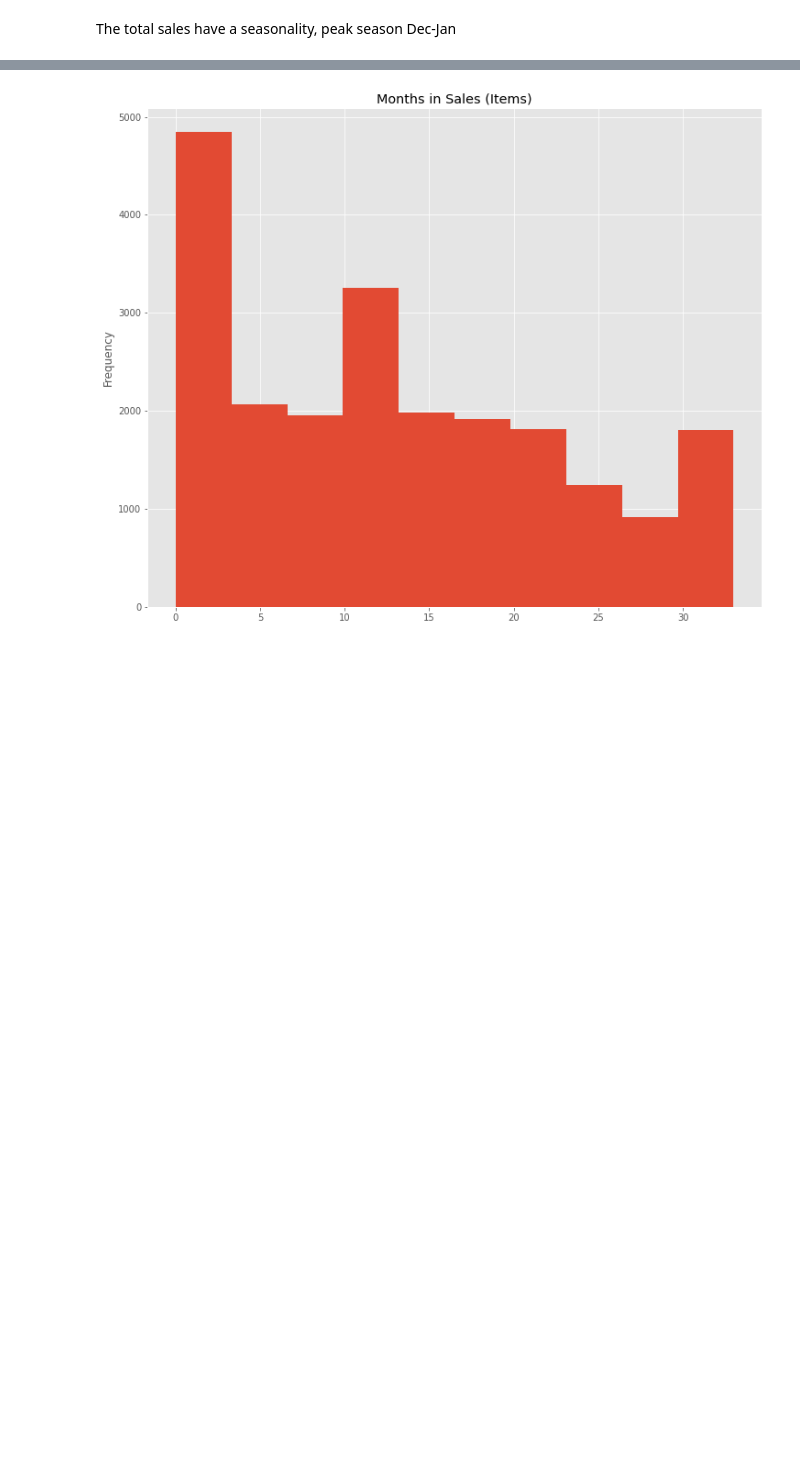
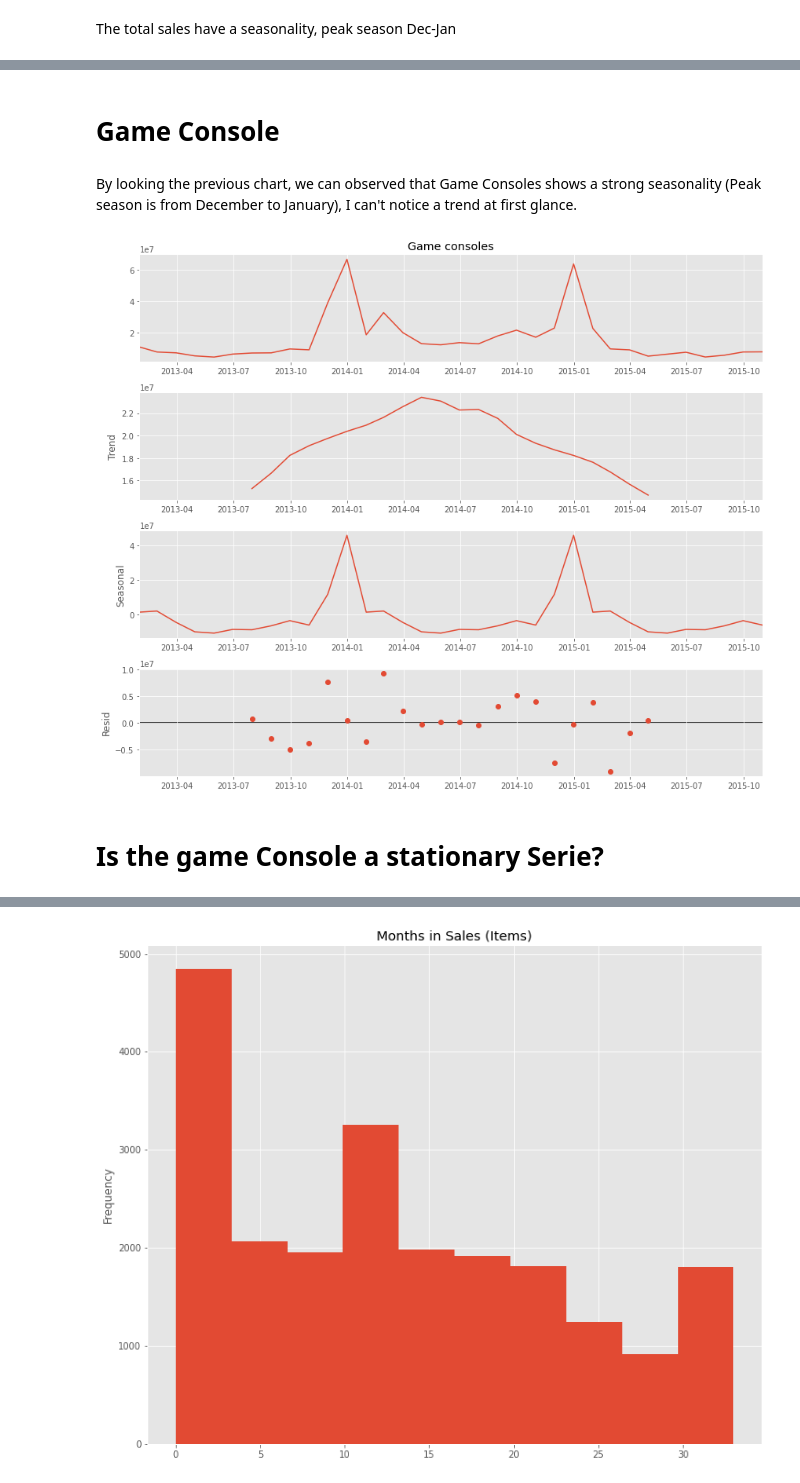
Before and after one commit to jquesada92/Kaggle_Times_Series_Competition, a Jupyter notebook: times_series_competition.ipynb, the cells around one changed output, grey strips where cells are left out. Drawn from its saved outputs; the diff is of its cells as text; code cells hidden in the pictures; blank space fills up the shorter version.

```diff
--- a/times_series_competition.ipynb
+++ b/times_series_competition.ipynb
@@ -224,0 +264,15 @@ The total sales have a seasonality, peak season Dec-Jan
+# %% [markdown]
+# Game Console
+# %% [markdown]
+By looking the previous chart, we can observed that Game Consoles shows a strong seasonality (Peak season is from December to January), I can't notice a trend at first glance.
+# %%
+df_game_console = df_category_monthly_sales['Game consoles']
+video_games = seasonal_decompose(df_category_monthly_sales['Game consoles'], model='additve')
+
+
+video_games.plot()
+plt.show()
+# %% [output]
+[figure, added]
+# %% [markdown]
+# Is the game Console a stationary Serie?
```
Also changed, not shown: parts of 32 cells of this notebook.
